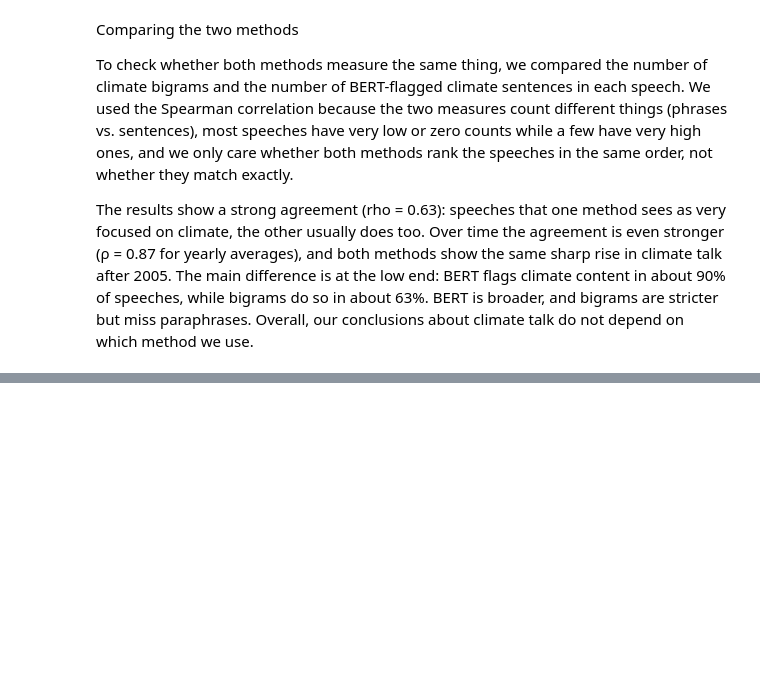
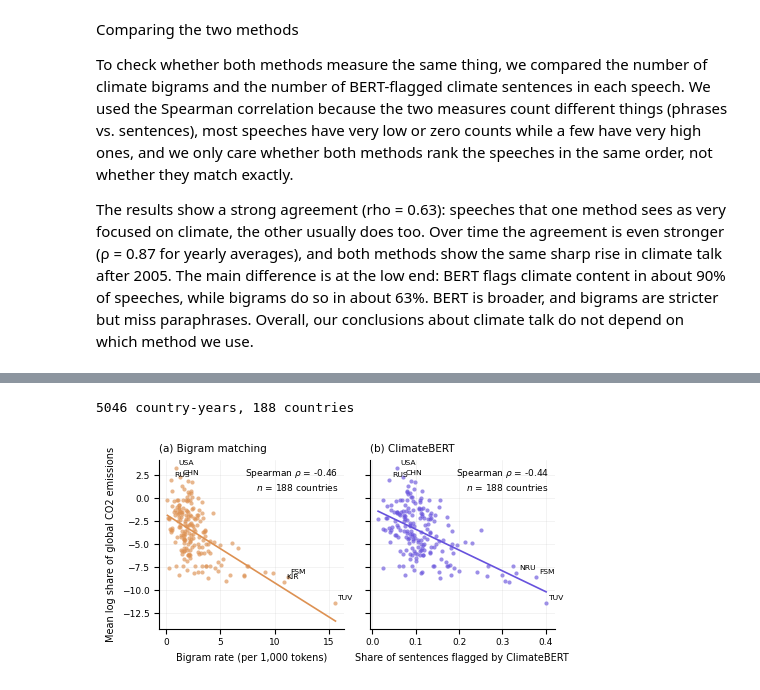
Before and after one commit to jacobgroot/FDS, a Jupyter notebook: speech_exploratory.ipynb, the cells around one changed output, grey strips where cells are left out. Drawn from its saved outputs; the diff is of its cells as text; code cells hidden in the pictures; blank space fills up the shorter version.

```diff
--- a/speech_exploratory.ipynb
+++ b/speech_exploratory.ipynb
@@ -1018,0 +1200,57 @@ The results show a strong agreement (rho = 0.63): speeches that one method sees
+# %%
+import numpy as np
+import pandas as pd
+import matplotlib.pyplot as plt
+from scipy.stats import spearmanr
+
+# ---------- settings (change the names if your columns are called differently) ----------
+CSV        = "data/input_model.csv"
+TARGET     = "log_share_co2"
+CONTROLS   = ["log_gdp", "vulnerability_score"]
+BIGRAM_COL = "climate_change_1000_rate"          # bigram rate per 1,000 tokens
+BERT_COL   = "climate_sentence_ratio_BERT"       # share of sentences flagged by ClimateBERT
+C_BIGRAM   = "#dd9152"                           # orange, sampled from Fig. 3/4
+C_BERT     = "#6752dd"                           # purple/blue, sampled from Fig. 3/4
+N_LABELS   = 3                                   # label the N most extreme countries on x and on y
+OUT        = "plots/climate_vs_share.pdf"
+
+# ---------- data: same sample as the regressions, then one point per country ----------
+df = pd.read_csv(CSV)
+d = df.dropna(subset=[TARGET] + CONTROLS + [BIGRAM_COL, BERT_COL])
+c = d.groupby("country")[[TARGET, BIGRAM_COL, BERT_COL]].mean()      # country averages (1995-2022)
+print(f"{len(d)} country-years, {len(c)} countries")
+
+# ---------- plot ----------
+plt.rcParams.update({"font.size": 7, "axes.labelsize": 7, "axes.titlesize": 7.5,
+                     "xtick.labelsize": 6.5, "ytick.labelsize": 6.5})
+fig, axes = plt.subplots(1, 2, figsize=(4.8, 2.4), sharey=True)
+
+panels = [(BIGRAM_COL, C_BIGRAM, "(a) Bigram matching", "Bigram rate (per 1,000 tokens)"),
+          (BERT_COL,   C_BERT,   "(b) ClimateBERT",     "Share of sentences flagged by ClimateBERT")]
+
+for ax, (col, colour, title, xlabel) in zip(axes, panels):
+    x, y = c[col], c[TARGET]
+    ax.scatter(x, y, s=9, color=colour, alpha=0.65, linewidths=0)
+    slope, intercept = np.polyfit(x, y, 1)                             # simple line through the country means
+    xs = np.linspace(x.min(), x.max(), 100)
+    ax.plot(xs, intercept + slope * xs, color=colour, lw=1.2)
+    rho, _ = spearmanr(x, y)
+    ax.text(0.97, 0.96, f"Spearman $\\rho$ = {rho:.2f}\n$n$ = {len(c)} countries",
+            transform=ax.transAxes, ha="right", va="top", fontsize=6.5)
+    # label the most extreme countries (ISO codes)
+    extreme = list(x.nlargest(N_LABELS).index) + list(y.nlargest(N_LABELS).index)
+    for iso in dict.fromkeys(extreme):
+        ax.annotate(iso, (x[iso], y[iso]), xytext=(2, 2), textcoords="offset points", fontsize=5.5)
+    ax.set_title(title, loc="left")
+    ax.set_xlabel(xlabel)
+    ax.grid(alpha=0.25, lw=0.4)
+    ax.spines[["top", "right"]].set_visible(False)
+
+axes[0].set_ylabel("Mean log share of global CO2 emissions")
+fig.tight_layout()
+fig.savefig(OUT, bbox_inches="tight")
+fig.savefig(OUT.replace(".pdf", ".png"), dpi=200, bbox_inches="tight")   # quick preview
+plt.show()
+# %% [output]
+5046 country-years, 188 countries
+[figure, added]
```
Also changed, not shown: parts of 15 cells of this notebook, 8 other files.
